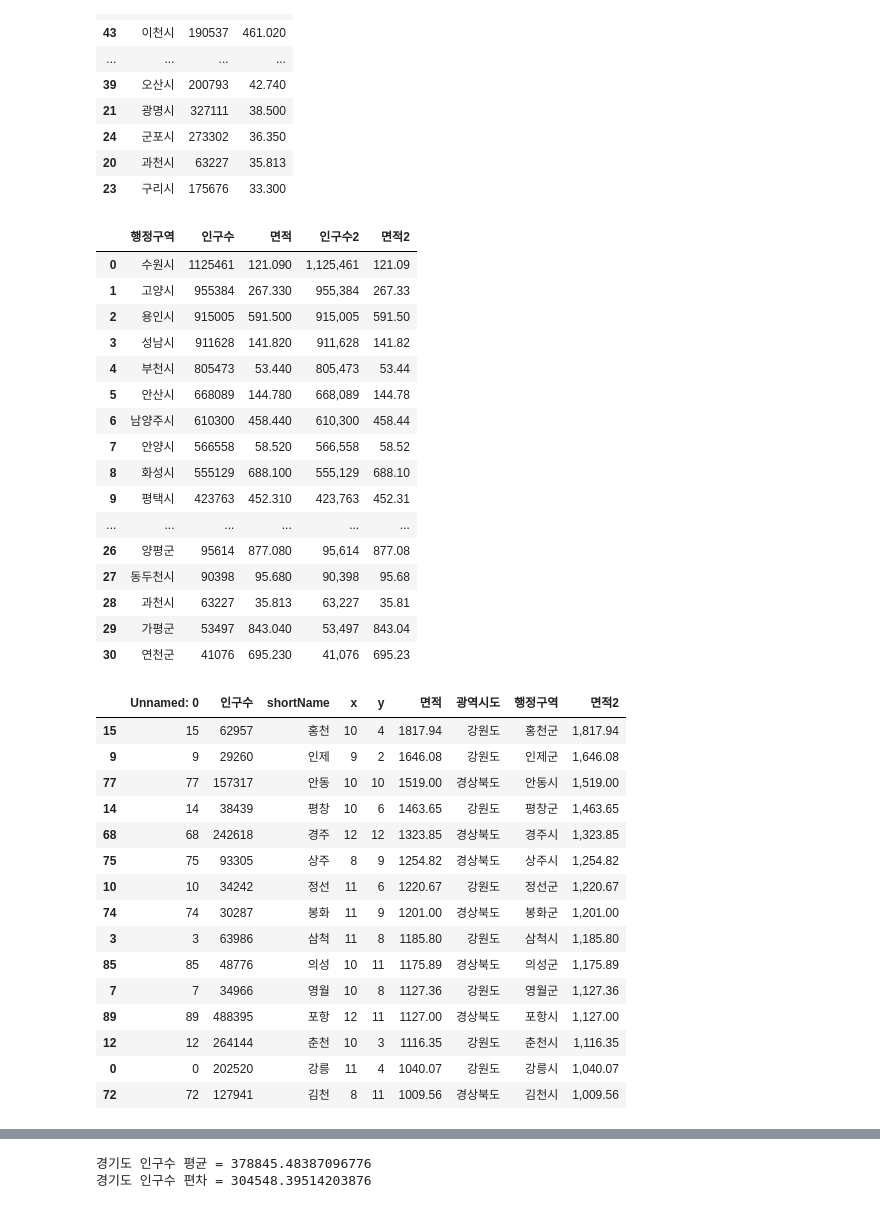
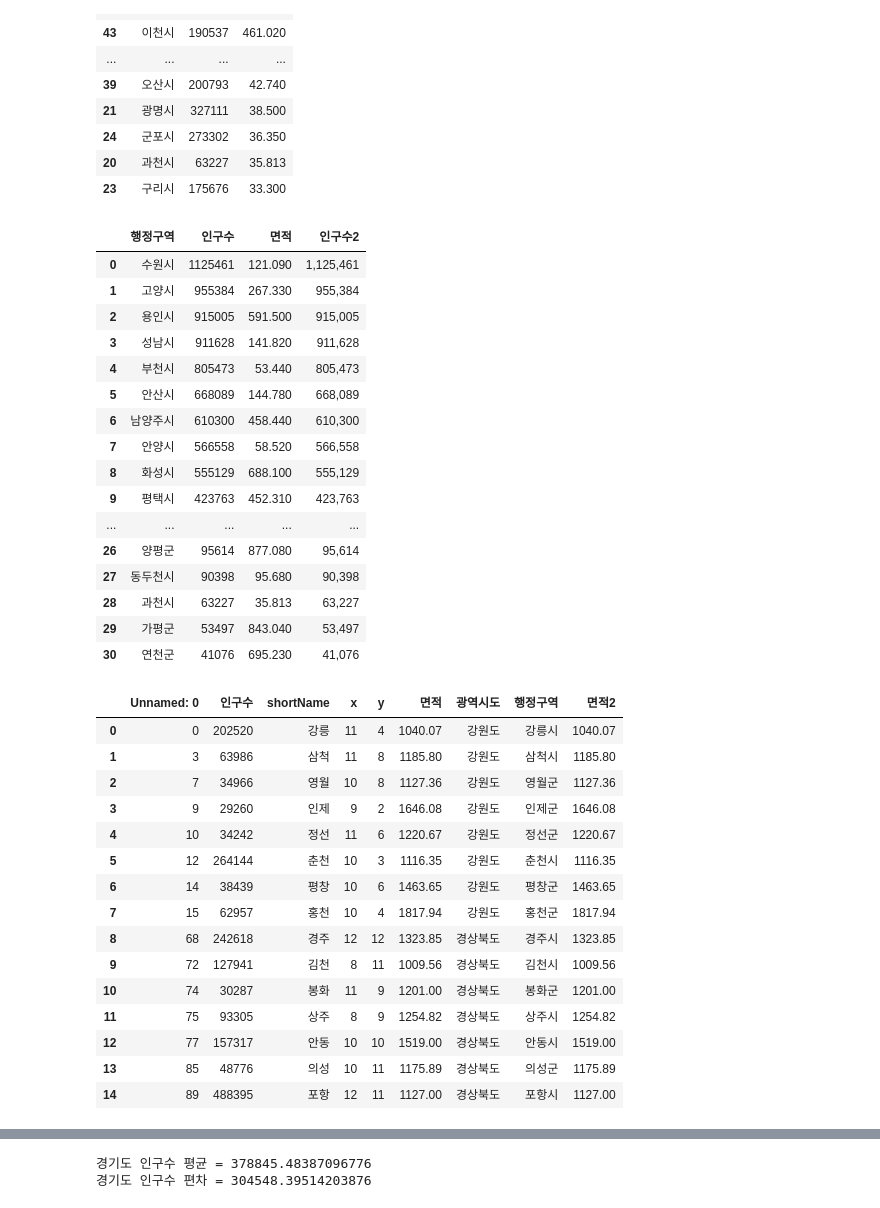
Before and after one commit to zmfhshs111/SKSh_Python_Webscraping_Analysis, a Jupyter notebook: 03-1.행정구역정보_분석과시각화.ipynb, the cells around one changed output, grey strips where cells are left out. Saved outputs shown, nothing was run; the diff lists cells and outputs as text; code cells hidden in the pictures.

```diff
--- a/03-1.행정구역정보_분석과시각화.ipynb
+++ b/03-1.행정구역정보_분석과시각화.ipynb
@@ -380,43 +337,50 @@ data.loc[data['광역시도'] == '경기도', ['행정구역','인구수','면
 #data.loc[row , col]
 
 # 인구수2 라는 새로운 컬럼을 생성
+gy_df = data.loc[data['광역시도'] == '경기도',['행정구역','인구수','면적']]\
+.sort_values(by='인구수',ascending=False)\
+.reset_index(drop=True)
+# 인구수2 라는 새로운 컬럼을 생성하면서 인구수의 값에 세자리 단위로 컴마를 포함
+gy_df['인구수2'] = gy_df['인구수'].map('{:,}'.format)
+gy_df
 # %% [output]
-|  | 행정구역 | 인구수 | 면적 | 인구수2 | 면적2 |
-| 0 | 수원시 | 1125461 | 121.090 | 1,125,461 | 121.09 |
-| 1 | 고양시 | 955384 | 267.330 | 955,384 | 267.33 |
-| 2 | 용인시 | 915005 | 591.500 | 915,005 | 591.50 |
-| 3 | 성남시 | 911628 | 141.820 | 911,628 | 141.82 |
-| 4 | 부천시 | 805473 | 53.440 | 805,473 | 53.44 |
-| 5 | 안산시 | 668089 | 144.780 | 668,089 | 144.78 |
-| 6 | 남양주시 | 610300 | 458.440 | 610,300 | 458.44 |
-| 7 | 안양시 | 566558 | 58.520 | 566,558 | 58.52 |
-| 8 | 화성시 | 555129 | 688.100 | 555,129 | 688.10 |
-| 9 | 평택시 | 423763 | 452.310 | 423,763 | 452.31 |
-| ... | ... | ... | ... | ... | ... |
-| 26 | 양평군 | 95614 | 877.080 | 95,614 | 877.08 |
-| 27 | 동두천시 | 90398 | 95.680 | 90,398 | 95.68 |
-| 28 | 과천시 | 63227 | 35.813 | 63,227 | 35.81 |
-| 29 | 가평군 | 53497 | 843.040 | 53,497 | 843.04 |
-| 30 | 연천군 | 41076 | 695.230 | 41,076 | 695.23 |
+|  | 행정구역 | 인구수 | 면적 | 인구수2 |
+| 0 | 수원시 | 1125461 | 121.090 | 1,125,461 |
+| 1 | 고양시 | 955384 | 267.330 | 955,384 |
+| 2 | 용인시 | 915005 | 591.500 | 915,005 |
+| 3 | 성남시 | 911628 | 141.820 | 911,628 |
+| 4 | 부천시 | 805473 | 53.440 | 805,473 |
+| 5 | 안산시 | 668089 | 144.780 | 668,089 |
+| 6 | 남양주시 | 610300 | 458.440 | 610,300 |
+| 7 | 안양시 | 566558 | 58.520 | 566,558 |
+| 8 | 화성시 | 555129 | 688.100 | 555,129 |
+| 9 | 평택시 | 423763 | 452.310 | 423,763 |
+| ... | ... | ... | ... | ... |
+| 26 | 양평군 | 95614 | 877.080 | 95,614 |
+| 27 | 동두천시 | 90398 | 95.680 | 90,398 |
+| 28 | 과천시 | 63227 | 35.813 | 63,227 |
+| 29 | 가평군 | 53497 | 843.040 | 53,497 |
+| 30 | 연천군 | 41076 | 695.230 | 41,076 |
 # %%
 # 면적이 > 1000 큰 조건과 매핑되는 새로운 DataFrame 생성 area_1000 라는 변수에 저장하기
-
-
+area_1000 = data.loc[data['면적'] > 1000].copy()
 # area_1000 DataFrame 객체에 면적2 컬럼을 생성
+area_1000['면적2'] = area_1000['면적'].map('{:.2f}'.format)
+area_1000.reset_index(drop=True, inplace=False)
 # %% [output]
 |  | Unnamed: 0 | 인구수 | shortName | x | y | 면적 | 광역시도 | 행정구역 | 면적2 |
-| 15 | 15 | 62957 | 홍천 | 10 | 4 | 1817.94 | 강원도 | 홍천군 | 1,817.94 |
-| 9 | 9 | 29260 | 인제 | 9 | 2 | 1646.08 | 강원도 | 인제군 | 1,646.08 |
-| 77 | 77 | 157317 | 안동 | 10 | 10 | 1519.00 | 경상북도 | 안동시 | 1,519.00 |
-| 14 | 14 | 38439 | 평창 | 10 | 6 | 1463.65 | 강원도 | 평창군 | 1,463.65 |
-| 68 | 68 | 242618 | 경주 | 12 | 12 | 1323.85 | 경상북도 | 경주시 | 1,323.85 |
-| 75 | 75 | 93305 | 상주 | 8 | 9 | 1254.82 | 경상북도 | 상주시 | 1,254.82 |
-| 10 | 10 | 34242 | 정선 | 11 | 6 | 1220.67 | 강원도 | 정선군 | 1,220.67 |
-| 74 | 74 | 30287 | 봉화 | 11 | 9 | 1201.00 | 경상북도 | 봉화군 | 1,201.00 |
-| 3 | 3 | 63986 | 삼척 | 11 | 8 | 1185.80 | 강원도 | 삼척시 | 1,185.80 |
-| 85 | 85 | 48776 | 의성 | 10 | 11 | 1175.89 | 경상북도 | 의성군 | 1,175.89 |
-| 7 | 7 | 34966 | 영월 | 10 | 8 | 1127.36 | 강원도 | 영월군 | 1,127.36 |
-| 89 | 89 | 488395 | 포항 | 12 | 11 | 1127.00 | 경상북도 | 포항시 | 1,127.00 |
-| 12 | 12 | 264144 | 춘천 | 10 | 3 | 1116.35 | 강원도 | 춘천시 | 1,116.35 |
-| 0 | 0 | 202520 | 강릉 | 11 | 4 | 1040.07 | 강원도 | 강릉시 | 1,040.07 |
-| 72 | 72 | 127941 | 김천 | 8 | 11 | 1009.56 | 경상북도 | 김천시 | 1,009.56 |
+| 0 | 0 | 202520 | 강릉 | 11 | 4 | 1040.07 | 강원도 | 강릉시 | 1040.07 |
+| 1 | 3 | 63986 | 삼척 | 11 | 8 | 1185.80 | 강원도 | 삼척시 | 1185.80 |
+| 2 | 7 | 34966 | 영월 | 10 | 8 | 1127.36 | 강원도 | 영월군 | 1127.36 |
+| 3 | 9 | 29260 | 인제 | 9 | 2 | 1646.08 | 강원도 | 인제군 | 1646.08 |
+| 4 | 10 | 34242 | 정선 | 11 | 6 | 1220.67 | 강원도 | 정선군 | 1220.67 |
+| 5 | 12 | 264144 | 춘천 | 10 | 3 | 1116.35 | 강원도 | 춘천시 | 1116.35 |
+| 6 | 14 | 38439 | 평창 | 10 | 6 | 1463.65 | 강원도 | 평창군 | 1463.65 |
+| 7 | 15 | 62957 | 홍천 | 10 | 4 | 1817.94 | 강원도 | 홍천군 | 1817.94 |
+| 8 | 68 | 242618 | 경주 | 12 | 12 | 1323.85 | 경상북도 | 경주시 | 1323.85 |
+| 9 | 72 | 127941 | 김천 | 8 | 11 | 1009.56 | 경상북도 | 김천시 | 1009.56 |
+| 10 | 74 | 30287 | 봉화 | 11 | 9 | 1201.00 | 경상북도 | 봉화군 | 1201.00 |
+| 11 | 75 | 93305 | 상주 | 8 | 9 | 1254.82 | 경상북도 | 상주시 | 1254.82 |
+| 12 | 77 | 157317 | 안동 | 10 | 10 | 1519.00 | 경상북도 | 안동시 | 1519.00 |
+| 13 | 85 | 48776 | 의성 | 10 | 11 | 1175.89 | 경상북도 | 의성군 | 1175.89 |
+| 14 | 89 | 488395 | 포항 | 12 | 11 | 1127.00 | 경상북도 | 포항시 | 1127.00 |
```
Also changed, not shown: parts of 56 cells of this notebook, 4 other files.
